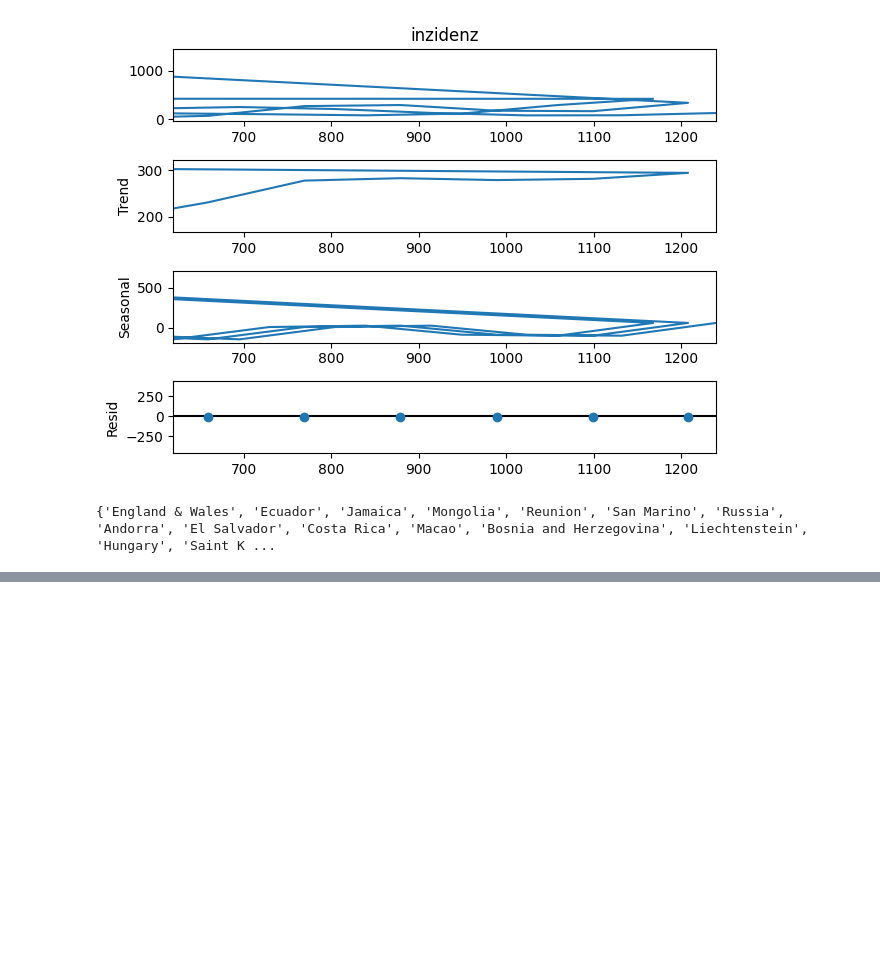
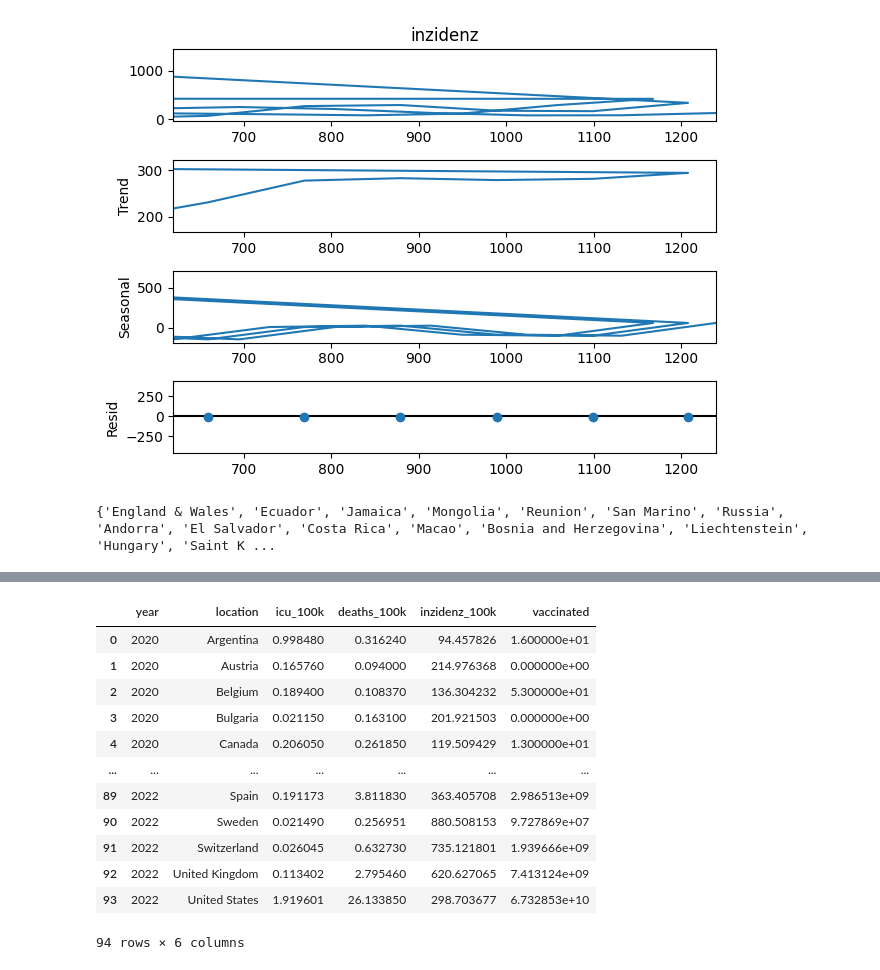
Before and after one commit to moshchev/smart_data, a Jupyter notebook: analyse.ipynb, the cells around one changed output, grey strips where cells are left out. Drawn from its saved outputs; the diff is of its cells as text; code cells hidden in the pictures; blank space fills up the shorter version.

```diff
--- a/analyse.ipynb
+++ b/analyse.ipynb
@@ -1241,0 +1313,17 @@ print(difference)
+# %%
+aggr_merged_icu_mort_inz_vax_matrix = merged_icu_mort_inz_vax_matrix.groupby(['year','location']).agg({'icu_100k':'mean','deaths_100k':'sum','inzidenz_100k':'mean', 'vaccinated':'sum'}).reset_index()
+aggr_merged_icu_mort_inz_vax_matrix
+# %% [output]
+|  | year | location | icu_100k | deaths_100k | inzidenz_100k | vaccinated |
+| 0 | 2020 | Argentina | 0.998480 | 0.316240 | 94.457826 | 1.600000e+01 |
+| 1 | 2020 | Austria | 0.165760 | 0.094000 | 214.976368 | 0.000000e+00 |
+| 2 | 2020 | Belgium | 0.189400 | 0.108370 | 136.304232 | 5.300000e+01 |
+| 3 | 2020 | Bulgaria | 0.021150 | 0.163100 | 201.921503 | 0.000000e+00 |
+| 4 | 2020 | Canada | 0.206050 | 0.261850 | 119.509429 | 1.300000e+01 |
+| ... | ... | ... | ... | ... | ... | ... |
+| 89 | 2022 | Spain | 0.191173 | 3.811830 | 363.405708 | 2.986513e+09 |
+| 90 | 2022 | Sweden | 0.021490 | 0.256951 | 880.508153 | 9.727869e+07 |
+| 91 | 2022 | Switzerland | 0.026045 | 0.632730 | 735.121801 | 1.939666e+09 |
+| 92 | 2022 | United Kingdom | 0.113402 | 2.795460 | 620.627065 | 7.413124e+09 |
+| 93 | 2022 | United States | 1.919601 | 26.133850 | 298.703677 | 6.732853e+10 |
+94 rows × 6 columns
```
Also changed, not shown: parts of 44 cells of this notebook.
